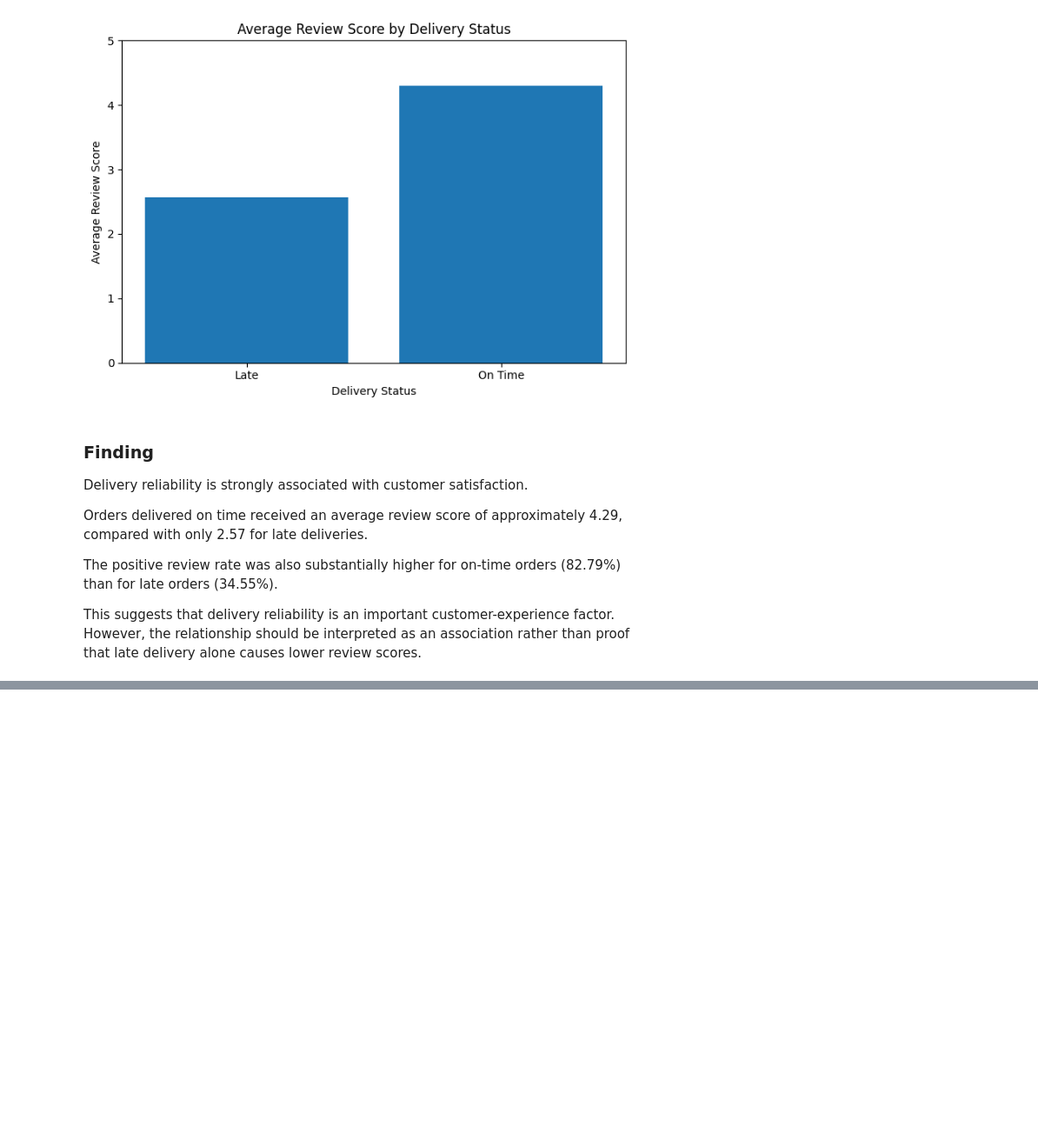
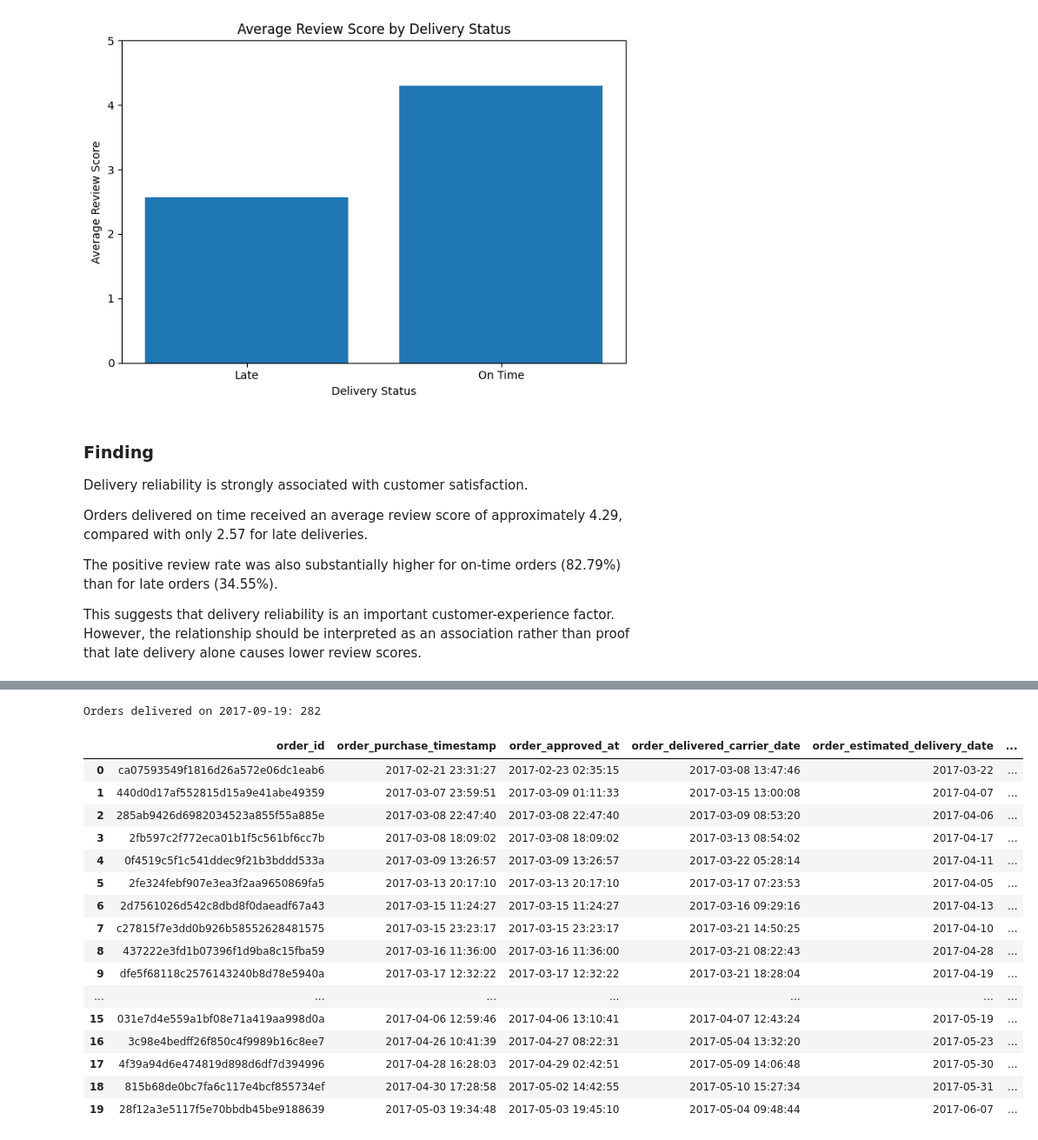
Before and after one commit to thangnguyennbk-sys/ecommerce-data-analytics, a Jupyter notebook: notebooks/01_python_eda.ipynb, the cells around one changed output, grey strips where cells are left out. Shown at 87% size. Drawn from its saved outputs; the diff is of its cells as text; code cells hidden in the pictures; blank space fills up the shorter version.

```diff
--- a/notebooks/01_python_eda.ipynb
+++ b/notebooks/01_python_eda.ipynb
@@ -707,0 +1228,80 @@ rather than proof that late delivery alone causes lower review scores.
+# %%
+detail_query = """
+SELECT
+    o.order_id,
+    o.order_purchase_timestamp,
+    o.order_approved_at,
+    o.order_delivered_carrier_date,
+    o.order_estimated_delivery_date,
+    o.order_delivered_customer_date,
+
+    DATEDIFF(
+        DAY,
+        o.order_purchase_timestamp,
+        o.order_delivered_carrier_date
+    ) AS days_to_carrier,
+
+    DATEDIFF(
+        DAY,
+        o.order_delivered_carrier_date,
+        o.order_delivered_customer_date
+    ) AS days_carrier_to_customer,
+
+    DATEDIFF(
+        DAY,
+        o.order_purchase_timestamp,
+        o.order_delivered_customer_date
+    ) AS delivery_days,
+
+    DATEDIFF(
+        DAY,
+        o.order_estimated_delivery_date,
+        o.order_delivered_customer_date
+    ) AS days_vs_estimated,
+
+    c.customer_state
+
+FROM dbo.orders AS o
+LEFT JOIN dbo.customers AS c
+    ON o.customer_id = c.customer_id
+
+WHERE o.order_status = 'delivered'
+  AND CAST(o.order_delivered_customer_date AS DATE)
+      = '2017-09-19'
+
+ORDER BY delivery_days DESC;
+"""
+
+conn = pyodbc.connect(conn_str)
+
+try:
+    delivery_detail_df = pd.read_sql_query(
+        detail_query,
+        conn
+    )
+finally:
+    conn.close()
+
+print("Orders delivered on 2017-09-19:",
+      len(delivery_detail_df))
+
+display(delivery_detail_df.head(20))
+# %% [output]
+Orders delivered on 2017-09-19: 282
+|  | order_id | order_purchase_timestamp | order_approved_at | order_delivered_carrier_date | order_estimated_delivery_date | ... |
+| 0 | ca07593549f1816d26a572e06dc1eab6 | 2017-02-21 23:31:27 | 2017-02-23 02:35:15 | 2017-03-08 13:47:46 | 2017-03-22 | ... |
+| 1 | 440d0d17af552815d15a9e41abe49359 | 2017-03-07 23:59:51 | 2017-03-09 01:11:33 | 2017-03-15 13:00:08 | 2017-04-07 | ... |
+| 2 | 285ab9426d6982034523a855f55a885e | 2017-03-08 22:47:40 | 2017-03-08 22:47:40 | 2017-03-09 08:53:20 | 2017-04-06 | ... |
+| 3 | 2fb597c2f772eca01b1f5c561bf6cc7b | 2017-03-08 18:09:02 | 2017-03-08 18:09:02 | 2017-03-13 08:54:02 | 2017-04-17 | ... |
+| 4 | 0f4519c5f1c541ddec9f21b3bddd533a | 2017-03-09 13:26:57 | 2017-03-09 13:26:57 | 2017-03-22 05:28:14 | 2017-04-11 | ... |
+| 5 | 2fe324febf907e3ea3f2aa9650869fa5 | 2017-03-13 20:17:10 | 2017-03-13 20:17:10 | 2017-03-17 07:23:53 | 2017-04-05 | ... |
+| 6 | 2d7561026d542c8dbd8f0daeadf67a43 | 2017-03-15 11:24:27 | 2017-03-15 11:24:27 | 2017-03-16 09:29:16 | 2017-04-13 | ... |
+| 7 | c27815f7e3dd0b926b58552628481575 | 2017-03-15 23:23:17 | 2017-03-15 23:23:17 | 2017-03-21 14:50:25 | 2017-04-10 | ... |
+| 8 | 437222e3fd1b07396f1d9ba8c15fba59 | 2017-03-16 11:36:00 | 2017-03-16 11:36:00 | 2017-03-21 08:22:43 | 2017-04-28 | ... |
+| 9 | dfe5f68118c2576143240b8d78e5940a | 2017-03-17 12:32:22 | 2017-03-17 12:32:22 | 2017-03-21 18:28:04 | 2017-04-19 | ... |
+| ... | ... | ... | ... | ... | ... | ... |
+| 15 | 031e7d4e559a1bf08e71a419aa998d0a | 2017-04-06 12:59:46 | 2017-04-06 13:10:41 | 2017-04-07 12:43:24 | 2017-05-19 | ... |
+| 16 | 3c98e4bedff26f850c4f9989b16c8ee7 | 2017-04-26 10:41:39 | 2017-04-27 08:22:31 | 2017-05-04 13:32:20 | 2017-05-23 | ... |
+| 17 | 4f39a94d6e474819d898d6df7d394996 | 2017-04-28 16:28:03 | 2017-04-29 02:42:51 | 2017-05-09 14:06:48 | 2017-05-30 | ... |
+| 18 | 815b68de0bc7fa6c117e4bcf855734ef | 2017-04-30 17:28:58 | 2017-05-02 14:42:55 | 2017-05-10 15:27:34 | 2017-05-31 | ... |
+| 19 | 28f12a3e5117f5e70bbdb45be9188639 | 2017-05-03 19:34:48 | 2017-05-03 19:45:10 | 2017-05-04 09:48:44 | 2017-06-07 | ... |
```
Also changed, not shown: parts of 12 cells of this notebook.
